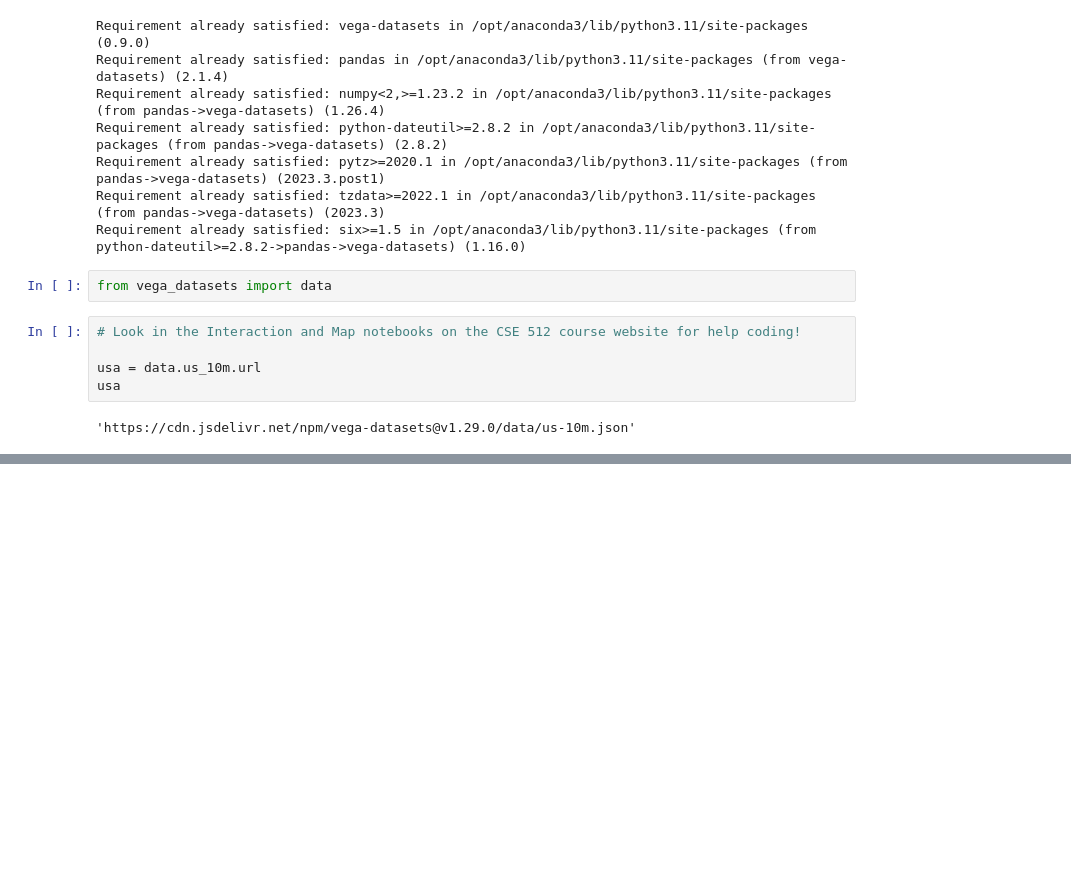
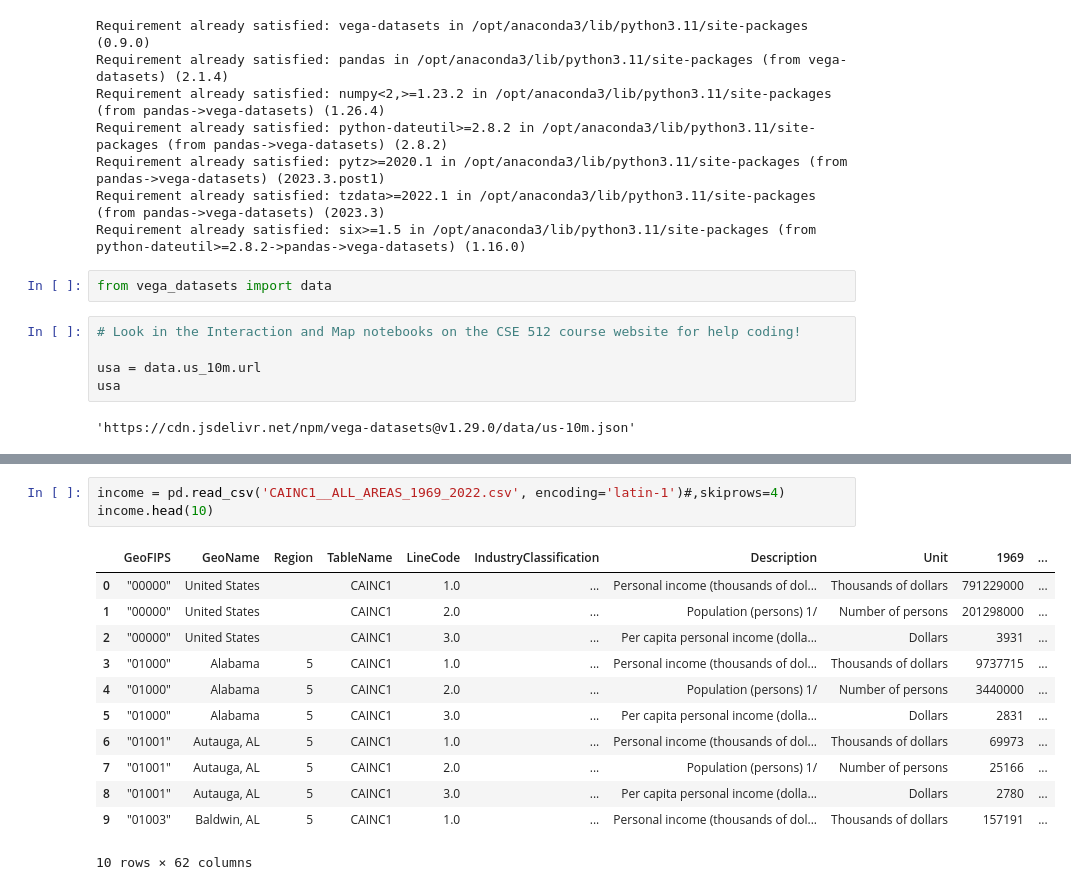
Before and after one commit to CodingComputer2023/512finalproject, a Jupyter notebook: USPolitics.ipynb, the cells around one changed output, grey strips where cells are left out. Cells and saved outputs as stored; diff of their text form; blank space fills up the shorter version.

```diff
--- a/USPolitics.ipynb
+++ b/USPolitics.ipynb
@@ -34,3 +34,19 @@ alt.Chart(alt.topo_feature(usa, 'counties')).mark_geoshape(
 )
 # %% [output]
 [interactive output not drawn]
+# %%
+income = pd.read_csv('CAINC1__ALL_AREAS_1969_2022.csv', encoding='latin-1')#,skiprows=4)
+income.head(10)
+# %% [output]
+|  | GeoFIPS | GeoName | Region | TableName | LineCode | IndustryClassification | Description | Unit | 1969 | ... |
+| 0 | "00000" | United States |  | CAINC1 | 1.0 | ... | Personal income (thousands of dol... | Thousands of dollars | 791229000 | ... |
+| 1 | "00000" | United States |  | CAINC1 | 2.0 | ... | Population (persons) 1/ | Number of persons | 201298000 | ... |
+| 2 | "00000" | United States |  | CAINC1 | 3.0 | ... | Per capita personal income (dolla... | Dollars | 3931 | ... |
+| 3 | "01000" | Alabama | 5 | CAINC1 | 1.0 | ... | Personal income (thousands of dol... | Thousands of dollars | 9737715 | ... |
+| 4 | "01000" | Alabama | 5 | CAINC1 | 2.0 | ... | Population (persons) 1/ | Number of persons | 3440000 | ... |
+| 5 | "01000" | Alabama | 5 | CAINC1 | 3.0 | ... | Per capita personal income (dolla... | Dollars | 2831 | ... |
+| 6 | "01001" | Autauga, AL | 5 | CAINC1 | 1.0 | ... | Personal income (thousands of dol... | Thousands of dollars | 69973 | ... |
+| 7 | "01001" | Autauga, AL | 5 | CAINC1 | 2.0 | ... | Population (persons) 1/ | Number of persons | 25166 | ... |
+| 8 | "01001" | Autauga, AL | 5 | CAINC1 | 3.0 | ... | Per capita personal income (dolla... | Dollars | 2780 | ... |
+| 9 | "01003" | Baldwin, AL | 5 | CAINC1 | 1.0 | ... | Personal income (thousands of dol... | Thousands of dollars | 157191 | ... |
+10 rows × 62 columns
```
Also changed, not shown: parts of 4 cells of this notebook.
